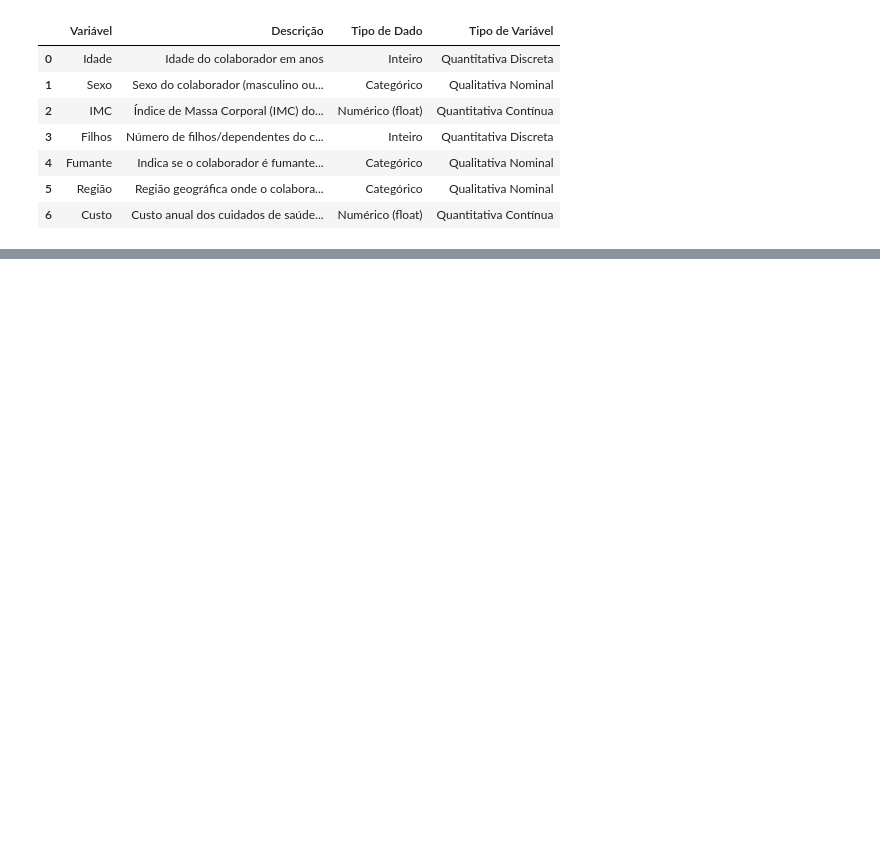
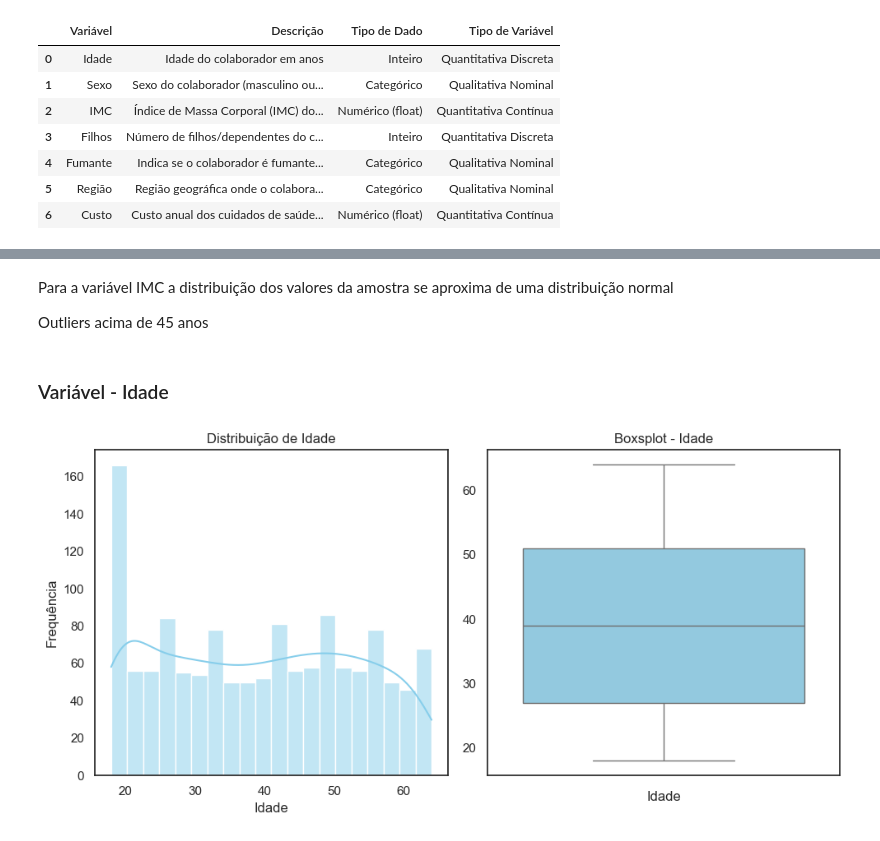
Before and after one commit to pauloivicentin/projeto_healthy_analytics, a Jupyter notebook: notebooks/analises_do_projeto.ipynb, the cells around one changed output, grey strips where cells are left out. Cells and saved outputs as stored; diff of their text form; code cells hidden in the pictures; blank space fills up the shorter version.

```diff
--- a/notebooks/analises_do_projeto.ipynb
+++ b/notebooks/analises_do_projeto.ipynb
@@ -199,0 +259,31 @@ df_meta_dados.to_excel('../data/dicionario_de_metadados.xlsx', index =False)
+# %% [markdown]
+Para a variável IMC a distribuição dos valores da amostra se aproxima de uma distribuição normal
+
+Outliers acima de 45 anos
+# %% [markdown]
+### Variável - Idade
+# %%
+sns.set(style="white", palette="pastel")
+
+# Criando a figura com o 1 linha e 2 colunas
+fig, axes = plt.subplots(1, 2, figsize=(10, 5))
+
+# Histograma de Idade
+
+sns.histplot(df['Idade'], bins=20, kde=True, ax=axes[0], color='skyblue')
+axes[0].set_title('Distribuição de Idade')
+axes[0].set_xlabel('Idade')
+axes[0].set_ylabel('Frequência')
+
+# Boxsplot de Idade
+
+sns.boxplot(y=df['Idade'], ax=axes[1], color='skyblue')
+axes[1].set_title('Boxsplot - Idade')
+axes[1].set_xlabel('Idade')
+axes[1].set_ylabel('')
+
+
+plt.tight_layout()
+plt.show()
+# %% [output]
+[figure, added]
```
Also changed, not shown: parts of 27 cells of this notebook, 1 other file.
